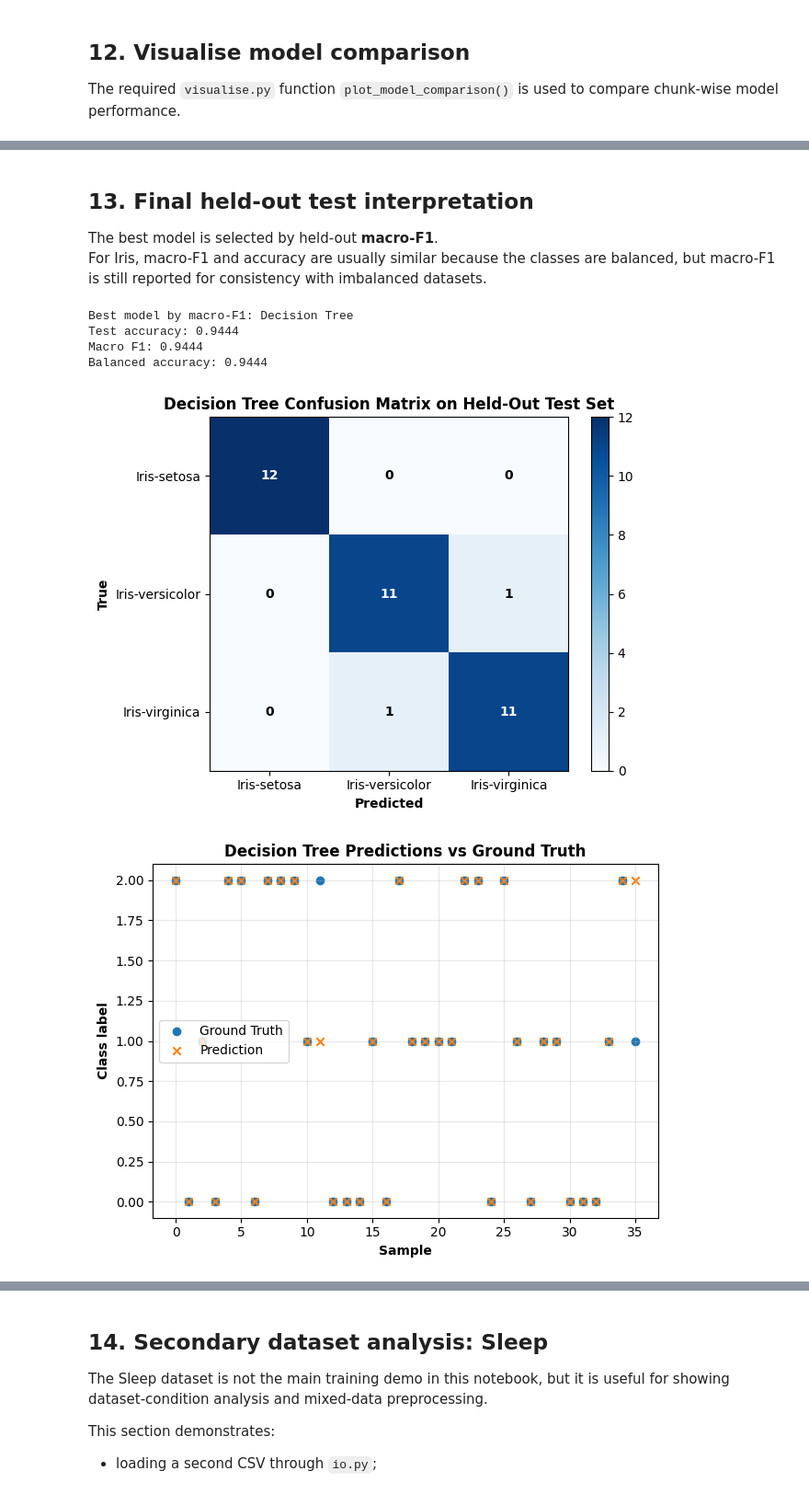
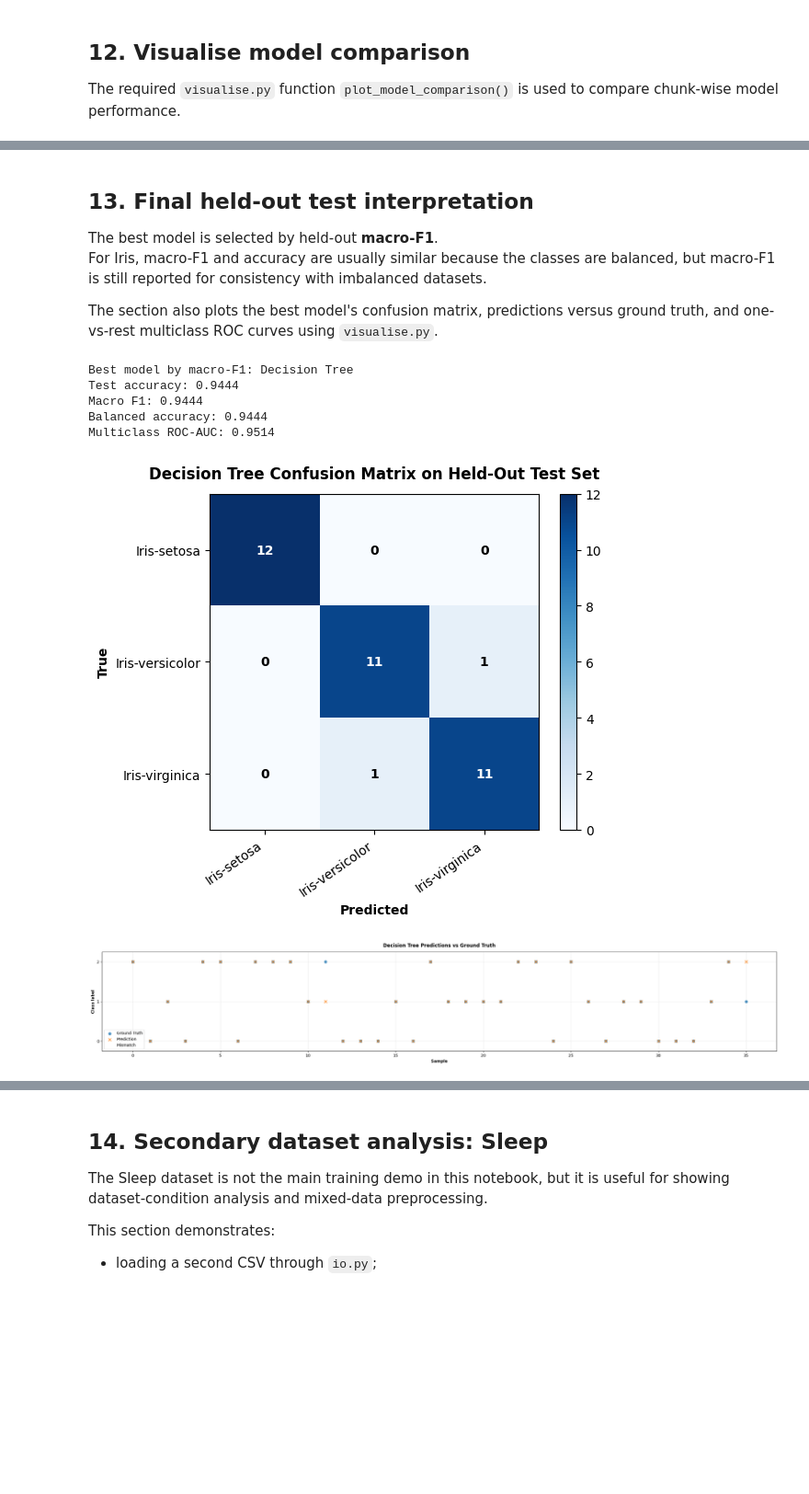
Before and after one commit to RashikIram/NumCompute-Stream, a Jupyter notebook: demo/stream_demo.ipynb, the cells around one changed output, grey strips where cells are left out. Shown at 92% size. Cells and saved outputs as stored; diff of their text form; code cells hidden in the pictures; blank space fills up the shorter version.

```diff
--- a/demo/stream_demo.ipynb
+++ b/demo/stream_demo.ipynb
@@ -469,20 +471,25 @@ def run_streaming_experiment(model_name, model, chunks, X_test, y_test, classes)
     evaluated_chunk_numbers = []
 
     for chunk_id, (X_chunk, y_chunk) in enumerate(chunks, start=1):
-        if chunk_id == 1:
-            trainer.fit_chunk(X_chunk, y_chunk)
+        # StreamTrainer handles the first prequential chunk safely by skipping
+        # scoring when the model has not yet been fitted.
+        metrics = trainer.fit_score_chunk(
+            X_chunk,
+            y_chunk,
+            score_before_fit=True,
+        )
+
+        if metrics.get("skipped", False) or metrics.get("event") == "score_skipped":
             print(f"{model_name}: chunk {chunk_id} used as warm-up fit chunk")
             continue
 
-        # Test-then-train: score before updating on this chunk.
-        metrics = trainer.score_chunk(X_chunk, y_chunk)
         prequential_accuracy.append(metrics["chunk_accuracy"])
         prequential_error.append(1.0 - metrics["chunk_accuracy"])
-        evaluated_chunk_numbers.append(chunk_id)
-
-        trainer.fit_chunk(X_chunk, y_chunk)
+        evaluated_chunk_numbers.append(metrics.get("chunk", chunk_id))
 
     y_test_pred = pipeline.predict(X_test)
+    y_test_proba = pipeline.predict_proba(X_test)
+    test_roc_auc = multiclass_roc_auc(y_test, y_test_proba, average="macro")
 
     final = {
         "model": model_name,
@@ -493,7 +500,9 @@ def run_streaming_experiment(model_name, model, chunks, X_test, y_test, classes)
         "macro_f1": macro_f1(y_test, y_test_pred),
         "weighted_f1": weighted_f1(y_test, y_test_pred),
         "balanced_accuracy": balanced_accuracy_multiclass(y_test, y_test_pred, classes),
+        "roc_auc": test_roc_auc,
         "test_predictions": y_test_pred,
+        "test_probabilities": y_test_proba,
         "logs": trainer.get_logs(),
     }
 
@@ -669,8 +683,8 @@ metric_history = {
 }
 
 print("\nFinal held-out test results:")
-print(f"{'Model':<18} {'Test Acc':<10} {'Macro F1':<10} {'Weighted F1':<12} {'Bal Acc':<10}")
-print("-" * 65)
+print(f"{'Model':<18} {'Test Acc':<10} {'Macro F1':<10} {'Weighted F1':<12} {'Bal Acc':<10} {'ROC-AUC':<10}")
+print("-" * 78)
 
 for name, result in results.items():
     print(
@@ -678,7 +692,8 @@ for name, result in results.items():
         f"{result['test_accuracy']:<10.4f} "
         f"{result['macro_f1']:<10.4f} "
         f"{result['weighted_f1']:<12.4f} "
-        f"{result['balanced_accuracy']:<10.4f}"
+        f"{result['balanced_accuracy']:<10.4f} "
+        f"{result['roc_auc']:<10.4f}"
     )
 # %% [output]
 Running: Decision Tree
@@ -717,38 +732,52 @@ _ = plot_model_comparison(
 
 The best model is selected by held-out **macro-F1**.
 For Iris, macro-F1 and accuracy are usually similar because the classes are balanced, but macro-F1 is still reported for consistency with imbalanced datasets.
+
+The section also plots the best model's confusion matrix, predictions versus ground truth, and one-vs-rest multiclass ROC curves using `visualise.py`.
 # %%
 best_model_name = max(results, key=lambda name: results[name]["macro_f1"])
 best_result = results[best_model_name]
 best_pred = best_result["test_predictions"]
+best_proba = best_result["test_probabilities"]
 
 best_cm = confusion_matrix(y_test, best_pred, classes=all_class_indices)
 
 print("Best model by macro-F1:", best_model_name)
 print("Test accuracy:", round(best_result["test_accuracy"], 4))
 print("Macro F1:", round(best_result["macro_f1"], 4))
 print("Balanced accuracy:", round(best_result["balanced_accuracy"], 4))
+print("Multiclass ROC-AUC:", round(best_result["roc_auc"], 4))
 
 _ = plot_confusion_matrix(
     best_cm,
     classes=iris_classes,
     normalize=False,
     title=f"{best_model_name} Confusion Matrix on Held-Out Test Set",
     save_path=str(FIG_DIR / "best_model_confusion_matrix.png"),
     show=True,
 )
 
 _ = plot_predictions_vs_ground_truth(
     y_test,
     best_pred,
     title=f"{best_model_name} Predictions vs Ground Truth",
     save_path=str(FIG_DIR / "best_model_predictions_vs_ground_truth.png"),
     show=True,
 )
+
+_ = plot_multiclass_roc_curves(
+    y_test,
+    best_proba,
+    classes=all_class_indices,
+    title=f"{best_model_name} One-vs-Rest ROC Curves on Held-Out Test Set",
+    save_path=str(FIG_DIR / "best_model_multiclass_roc.png"),
+    show=True,
+)
 # %% [output]
 Best model by macro-F1: Decision Tree
 Test accuracy: 0.9444
 Macro F1: 0.9444
 Balanced accuracy: 0.9444
+Multiclass ROC-AUC: 0.9514
-[figure, old version]
+[figure, new version]
-[figure, old version]
+[figure, new version]
```
Also changed, not shown: parts of 15 cells of this notebook.
